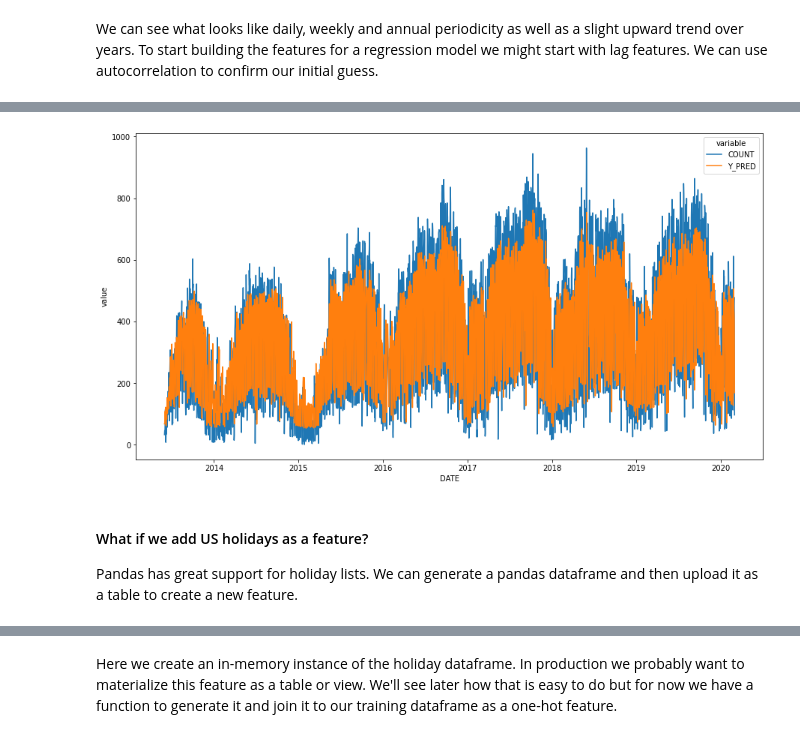
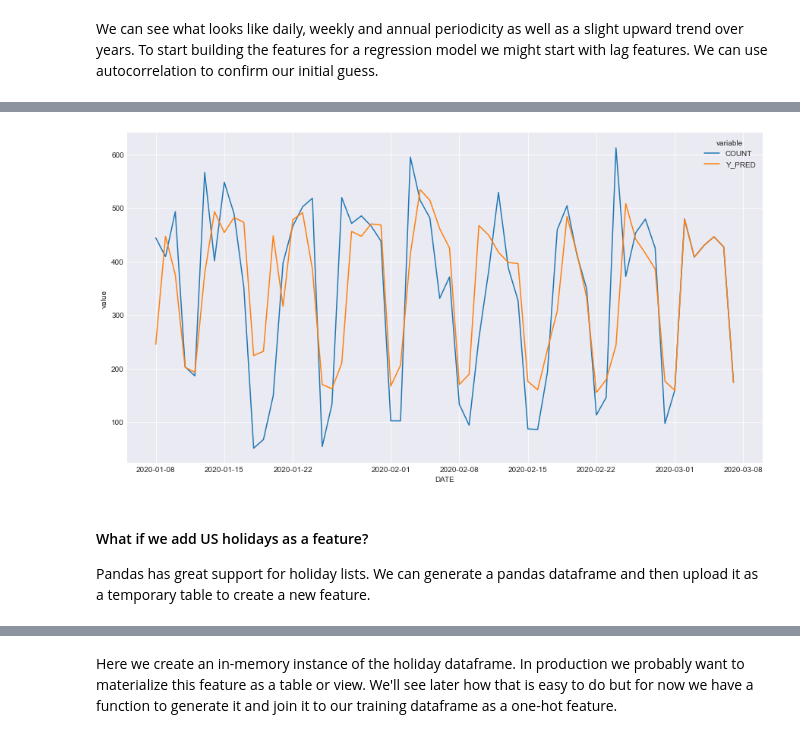
Before and after one commit to jaidparmar/snowpark-python-hol, a Jupyter notebook: 02_Data_Science.ipynb, the cells around one changed output, grey strips where cells are left out. Saved outputs shown, nothing was run; the diff lists cells and outputs as text; code cells hidden in the pictures.

Commit message:
refactor full date range

```diff
--- a/02_Data_Science.ipynb
+++ b/02_Data_Science.ipynb
@@ -147,0 +297,27 @@ We can see what looks like daily, weekly and annual periodicity as well as a sli
+# %%
+def train_predict(df, cat_idxs=[], cat_dims=[], lag_values=[], forecast_steps=None):
+    target = ['COUNT']
+    feature_columns = [feature.replace('\"', '') for feature in df.columns]
+    feature_columns.remove(target[0])
+    feature_columns.remove('DATE')
+    feature_columns.remove('STATION_ID')
+
+    model = train(df[feature_columns].astype(float).values,
+                  df[target].values,
+                  cat_idxs=cat_idxs,
+                  cat_dims=cat_dims)
+    df['Y_PRED'] = predict(model, df[feature_columns].astype(float).values).astype('int')
+
+    if isinstance(forecast_steps, int):
+        df = forecast(df, model, lag_values=lag_values, steps=forecast_steps)
+
+    explain_df = pd.DataFrame(model.explain(df[feature_columns].astype(float).values)[0],
+                         columns = feature_columns).add_prefix('EXPL_').round(2)
+    df = pd.concat([df.set_index('DATE').reset_index(), explain_df], axis=1)
+
+    MSE = mean_squared_error(y_pred=df['Y_PRED'], y_true=df[target])
+    display("Error for training dataset is: "+str(MSE))
+    return df.reset_index(drop=True), model, feature_columns
+# %%
+df = train_snowdf.sort('DATE', ascending=True).to_pandas()
+df, model, feature_columns = train_predict(df, lag_values=[1,7,90,365], forecast_steps=7)
@@ -314,3 +358,0 @@ def train_predict(df, cat_idxs=[], cat_dims=[]):
-# %%
-df = train_snowdf.sort('DATE', ascending=True).to_pandas()
-df, model, feature_columns = train_predict(df)
@@ -336,8 +359,8 @@ Best weights from best epoch are automatically used!
 # %%
-plot(df, 'DATE', 'COUNT', 'Y_PRED')
+plot(df[-60:], 'DATE', 'COUNT', 'Y_PRED')
 # %% [output]
-[figure, old version]
+[figure, new version]
 # %% [markdown]
 #### What if we add US holidays as a feature?
-Pandas has great support for holiday lists.  We can generate a pandas dataframe and then upload it as a table to create a new feature.
+Pandas has great support for holiday lists.  We can generate a pandas dataframe and then upload it as a temporary table to create a new feature.
 # %%
```
Also changed, not shown: parts of 60 cells of this notebook, 6 other files.
